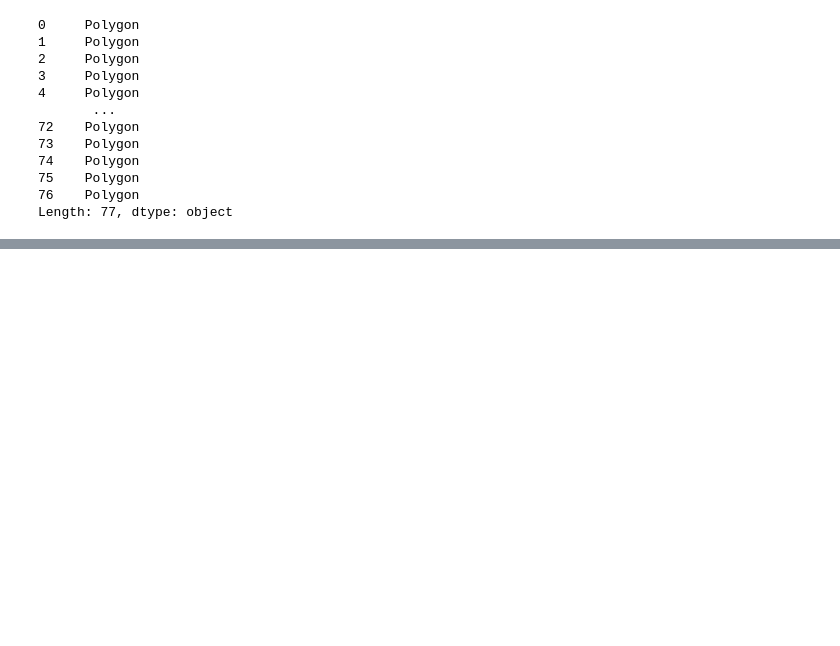
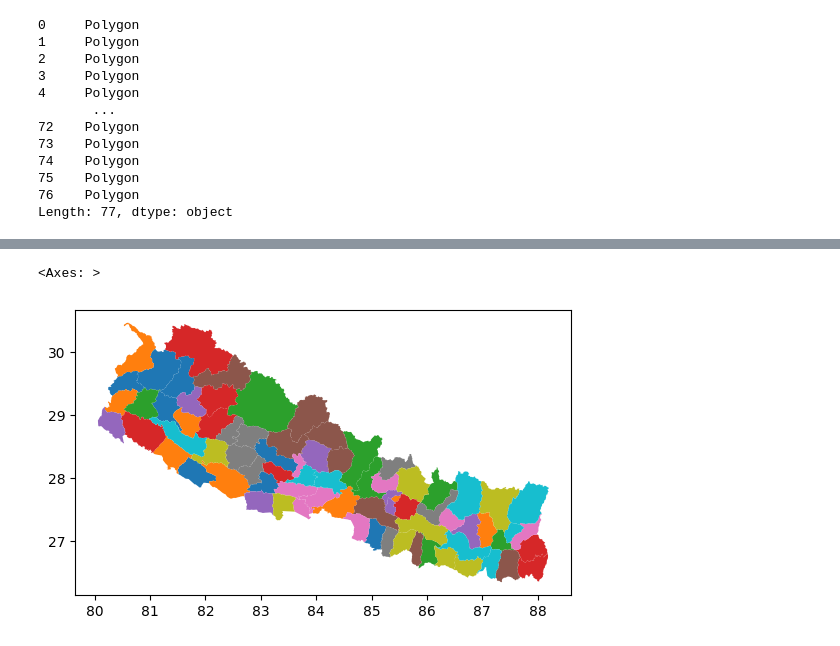
Before and after one commit to Pushpagtm/Interpolation, a Jupyter notebook: vector_processing.ipynb, the cells around one changed output, grey strips where cells are left out. Cells and saved outputs as stored; diff of their text form; code cells hidden in the pictures; blank space fills up the shorter version.

```diff
--- a/vector_processing.ipynb
+++ b/vector_processing.ipynb
@@ -69,0 +75,5 @@ Length: 77, dtype: object
+# %%
+gdf.plot("DISTRICT")
+# %% [output]
+<Axes: >
+[figure, added]
```
Also changed, not shown: parts of 2 cells of this notebook.
